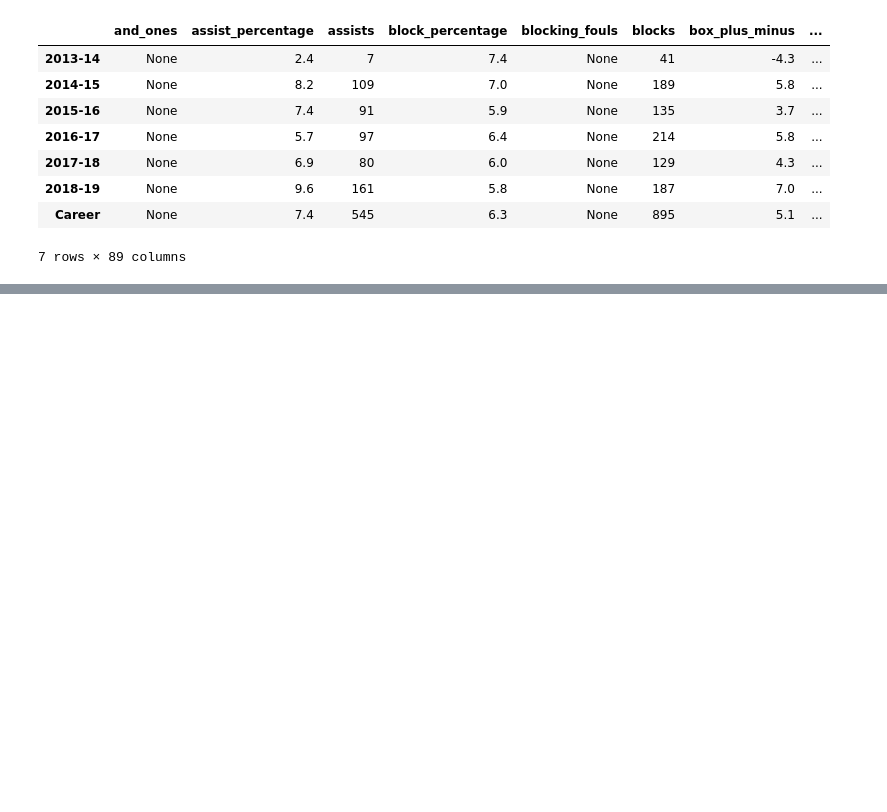
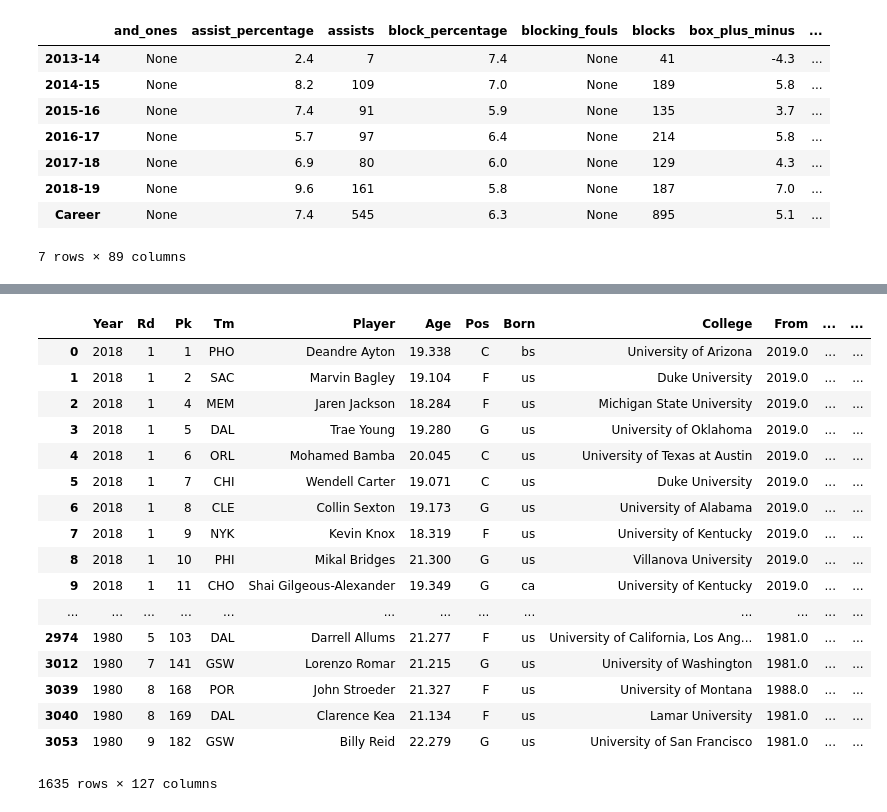
Before and after one commit to timwiede/springboard, a Jupyter notebook: CS1/wrangling.ipynb, the cells around one changed output, grey strips where cells are left out. Saved outputs shown, nothing was run; the diff lists cells and outputs as text; code cells hidden in the pictures; blank space fills up the shorter version.

```diff
--- a/CS1/wrangling.ipynb
+++ b/CS1/wrangling.ipynb
@@ -48,0 +419,5 @@ memory usage: 627.3+ KB
+# %%
+data=pd.concat([data,pd.DataFrame(columns=ncaa_columns)],sort=False)
+data['Year']=draft_data.Year.astype(int)
+data['Rd']=draft_data.Rd.astype(int)
+data['Pk']=draft_data.Pk.astype(int)
@@ -48,0 +428,10 @@ memory usage: 627.3+ KB
+# %%
+missing_players=[]
+
+for row in data.iterrows():
+    try:
+        for player in ncaa_roster(team=row[1].college_code,year=row[1].Year).players:
+            if row[1].Player in player.name:
+                data.loc[row[0],ncaa_columns]=player.dataframe.iloc[0,:]
+    except:
+        missing_players.append((row[0],row[1].Player,row[1].Year,row[1].college_code))
@@ -48,0 +489,29 @@ memory usage: 627.3+ KB
+# %%
+cols_dict=dict(zip(ncaa_columns,cfirst_columns))
+data=data.rename(columns=cols_dict)
+# %%
+data=pd.concat([data,pd.DataFrame(columns=ncaa_columns)],sort=False)
+data['Year']=draft_data.Year.astype(int)
+data['Rd']=draft_data.Rd.astype(int)
+data['Pk']=draft_data.Pk.astype(int)
+# %%
+data
+# %% [output]
+|  | Year | Rd | Pk | Tm | Player | Age | Pos | Born | College | From | ... | ... |
+| 0 | 2018 | 1 | 1 | PHO | Deandre Ayton | 19.338 | C | bs | University of Arizona | 2019.0 | ... | ... |
+| 1 | 2018 | 1 | 2 | SAC | Marvin Bagley | 19.104 | F | us | Duke University | 2019.0 | ... | ... |
+| 2 | 2018 | 1 | 4 | MEM | Jaren Jackson | 18.284 | F | us | Michigan State University | 2019.0 | ... | ... |
+| 3 | 2018 | 1 | 5 | DAL | Trae Young | 19.280 | G | us | University of Oklahoma | 2019.0 | ... | ... |
+| 4 | 2018 | 1 | 6 | ORL | Mohamed Bamba | 20.045 | C | us | University of Texas at Austin | 2019.0 | ... | ... |
+| 5 | 2018 | 1 | 7 | CHI | Wendell Carter | 19.071 | C | us | Duke University | 2019.0 | ... | ... |
+| 6 | 2018 | 1 | 8 | CLE | Collin Sexton | 19.173 | G | us | University of Alabama | 2019.0 | ... | ... |
+| 7 | 2018 | 1 | 9 | NYK | Kevin Knox | 18.319 | F | us | University of Kentucky | 2019.0 | ... | ... |
+| 8 | 2018 | 1 | 10 | PHI | Mikal Bridges | 21.300 | G | us | Villanova University | 2019.0 | ... | ... |
+| 9 | 2018 | 1 | 11 | CHO | Shai Gilgeous-Alexander | 19.349 | G | ca | University of Kentucky | 2019.0 | ... | ... |
+| ... | ... | ... | ... | ... | ... | ... | ... | ... | ... | ... | ... | ... |
+| 2974 | 1980 | 5 | 103 | DAL | Darrell Allums | 21.277 | F | us | University of California, Los Ang... | 1981.0 | ... | ... |
+| 3012 | 1980 | 7 | 141 | GSW | Lorenzo Romar | 21.215 | G | us | University of Washington | 1981.0 | ... | ... |
+| 3039 | 1980 | 8 | 168 | POR | John Stroeder | 21.327 | F | us | University of Montana | 1988.0 | ... | ... |
+| 3040 | 1980 | 8 | 169 | DAL | Clarence Kea | 21.134 | F | us | Lamar University | 1981.0 | ... | ... |
+| 3053 | 1980 | 9 | 182 | GSW | Billy Reid | 22.279 | G | us | University of San Francisco | 1981.0 | ... | ... |
+1635 rows × 127 columns
```
Also changed, not shown: parts of 33 cells of this notebook, 4 other files.
